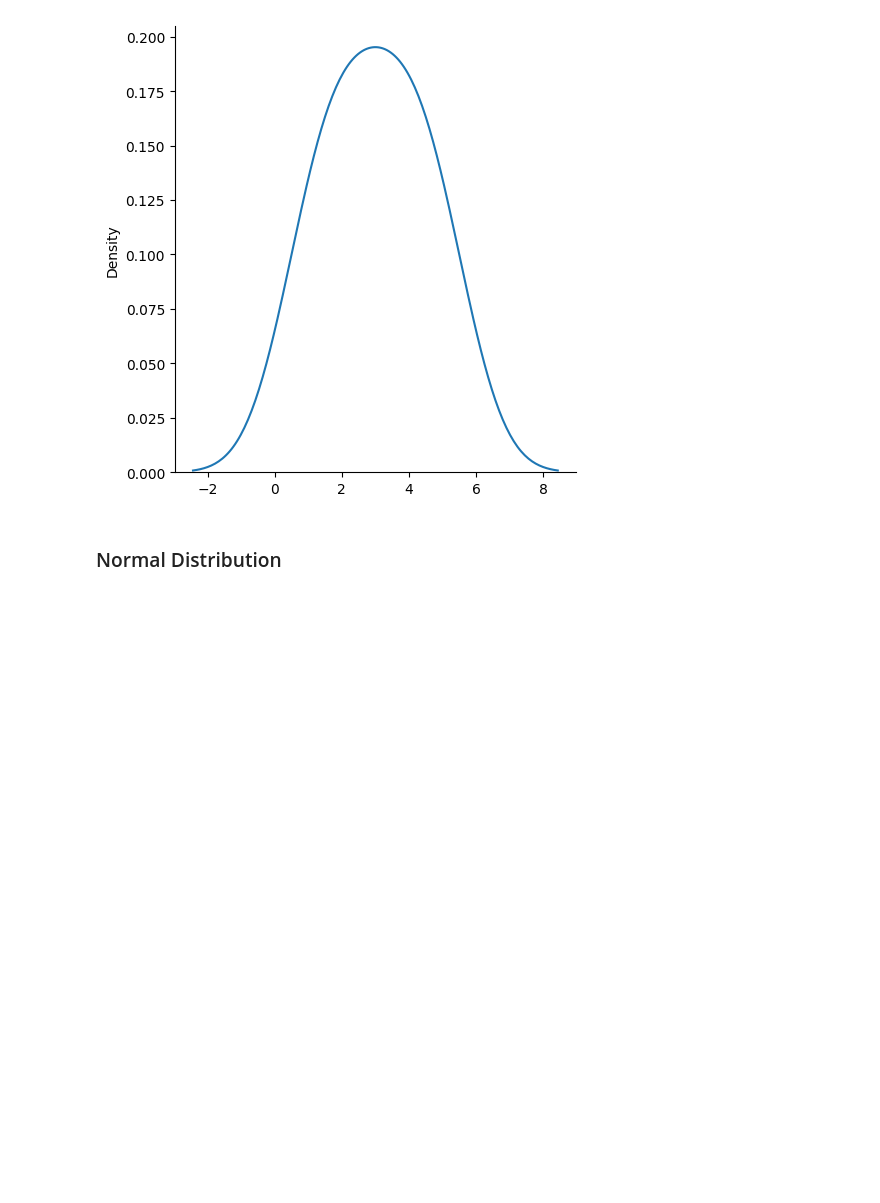
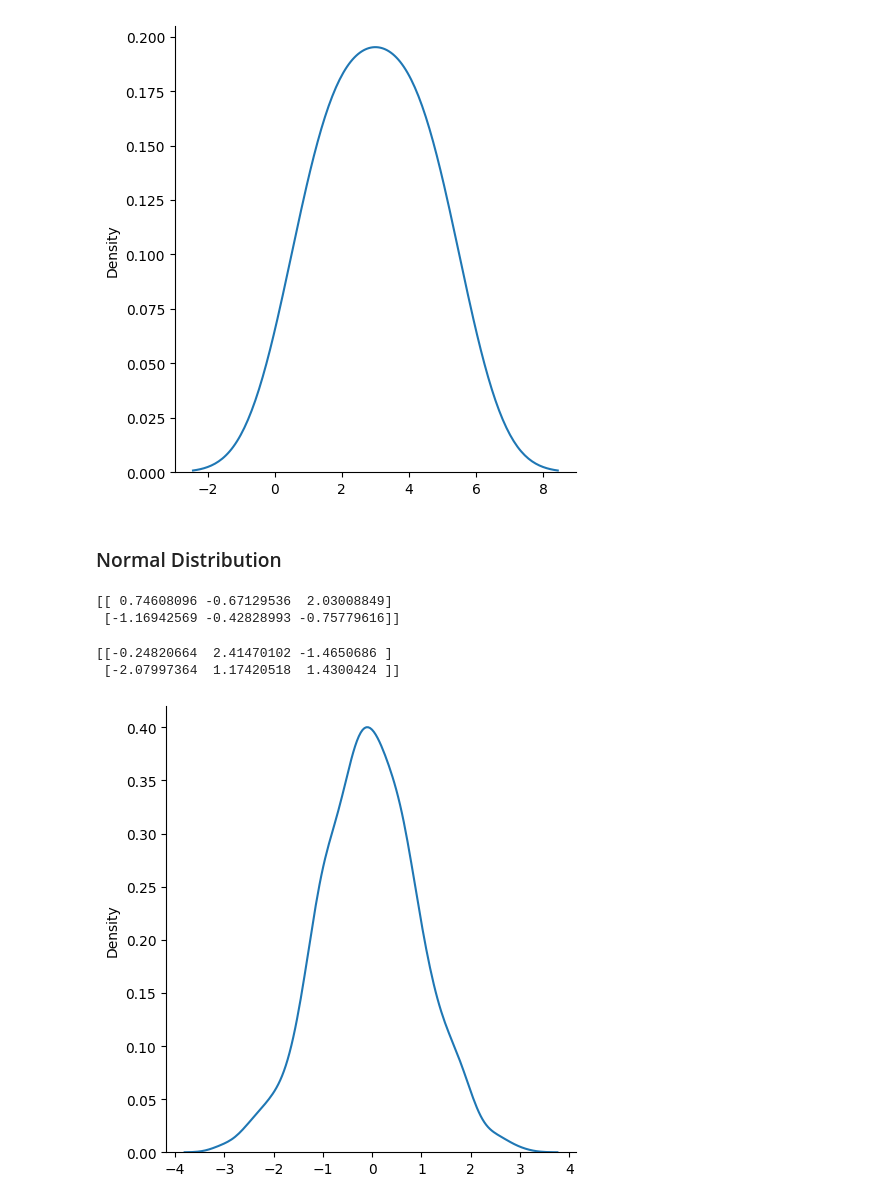
Before and after one commit to MAK8405/NumPyHub, a Jupyter notebook: 1. NumPy Tutorial.ipynb, the cells around one changed output. Saved outputs shown, nothing was run; the diff lists cells and outputs as text; code cells hidden in the pictures; blank space fills up the shorter version.

Commit message:
Finish Normal Distribution

```diff
--- a/1. NumPy Tutorial.ipynb
+++ b/1. NumPy Tutorial.ipynb
@@ -1084,3 +1084,31 @@ plt.show()
 [figure]
 # %% [markdown]
 ### Normal Distribution
+# %%
+from numpy import random
+
+x = random.normal(size=(2, 3))
+
+print(x)
+# %% [output]
+[[ 0.74608096 -0.67129536  2.03008849]
+ [-1.16942569 -0.42828993 -0.75779616]]
+# %%
+from numpy import random
+
+x = random.normal(loc=1, scale=2, size=(2, 3))
+
+print(x)
+# %% [output]
+[[-0.24820664  2.41470102 -1.4650686 ]
+ [-2.07997364  1.17420518  1.4300424 ]]
+# %%
+from numpy import random
+import matplotlib.pyplot as plt
+import seaborn as sns
+
+sns.displot(random.normal(size=1000), kind="kde")
+
+plt.show()
+# %% [output]
+[figure, added]
```
